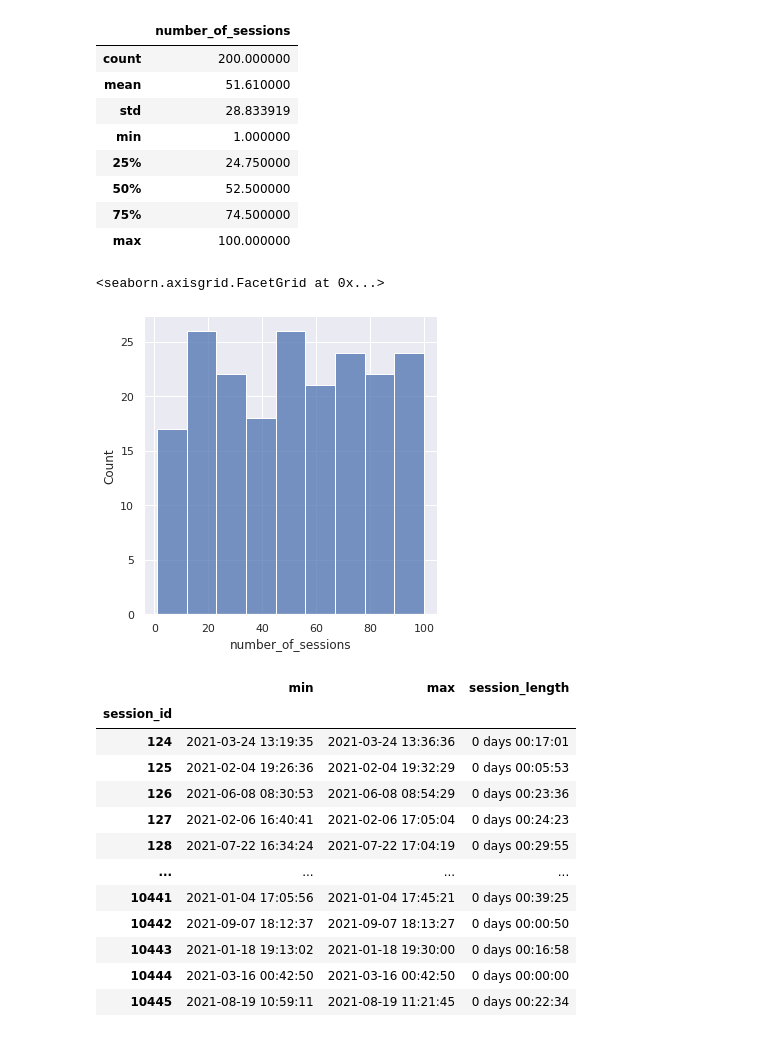
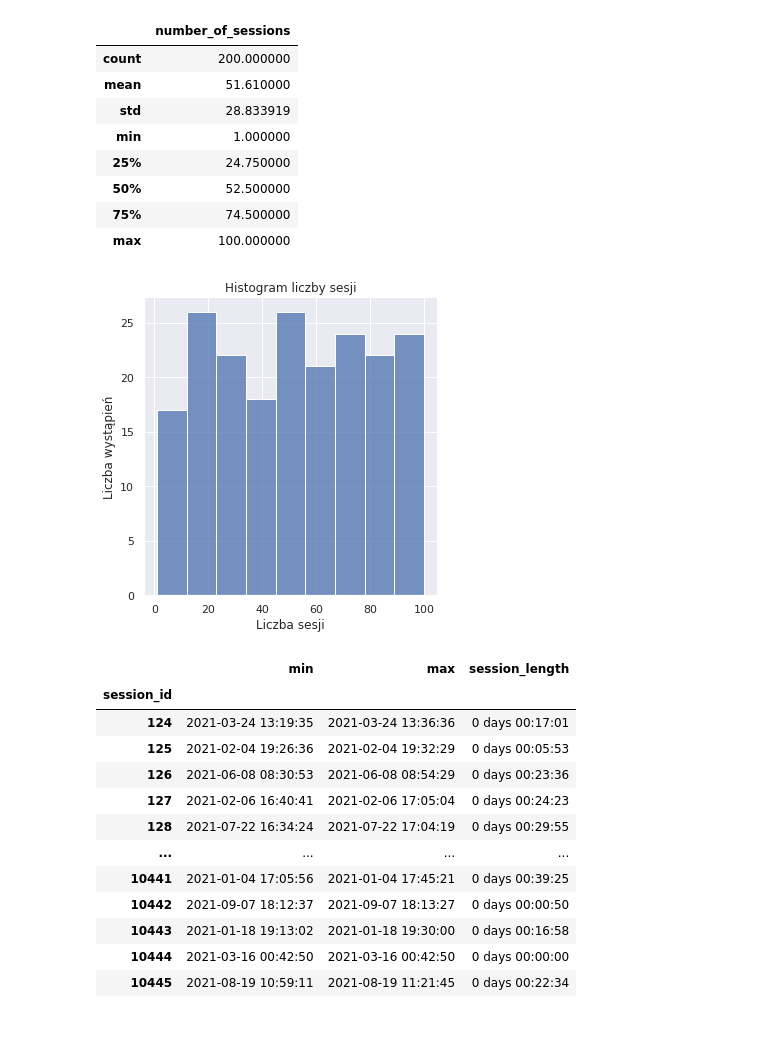
Before and after one commit to jfpio/IUM-Projekt, a Jupyter notebook: notebooks/data-analysis.ipynb, the cells around one changed output. Cells and saved outputs as stored; diff of their text form; code cells hidden in the pictures.

```diff
--- a/notebooks/data-analysis.ipynb
+++ b/notebooks/data-analysis.ipynb
@@ -90,15 +100,19 @@ number_of_sessions_for_user.describe()
 | 50% | 52.500000 |
 | 75% | 74.500000 |
 | max | 100.000000 |
-# %%
-# Histogram liczby sesji dla liczby użytkowników
-sns.displot(
-    number_of_sessions_for_user,
-    x="number_of_sessions"
-)
-# %% [output]
-<seaborn.axisgrid.FacetGrid at 0x...>
-[figure, removed]
+# %%
+# Rozkłąd liczby sesji
+fig = sns.displot(
+    number_of_sessions_for_user,
+    x="number_of_sessions"
+)
+
+plt.xlabel("Liczba sesji")
+plt.ylabel("Liczba wystąpień")
+plt.title("Histogram liczby sesji")
+plt.show(fig)
+# %% [output]
+[figure, added]
 # %%
 time_of_each_session = sessions_df.groupby(['session_id']).timestamp.agg([min, max])
 time_of_each_session['session_length'] = time_of_each_session['max'] - time_of_each_session['min']
```
Also changed, not shown: parts of 9 cells of this notebook.
